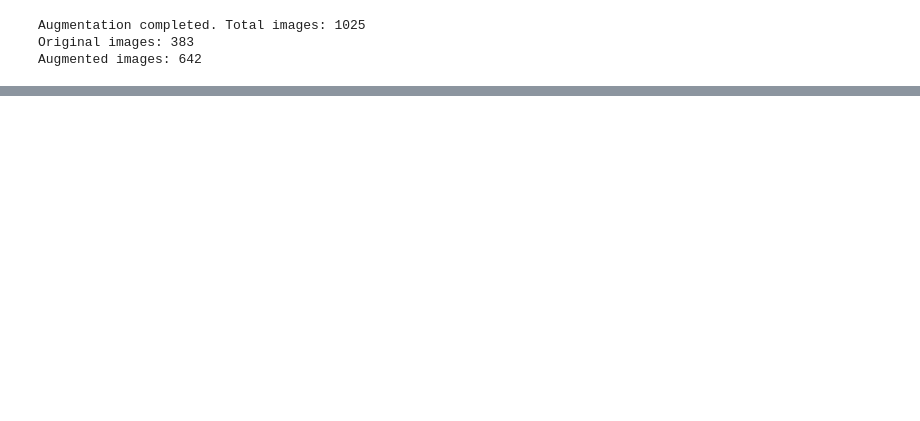
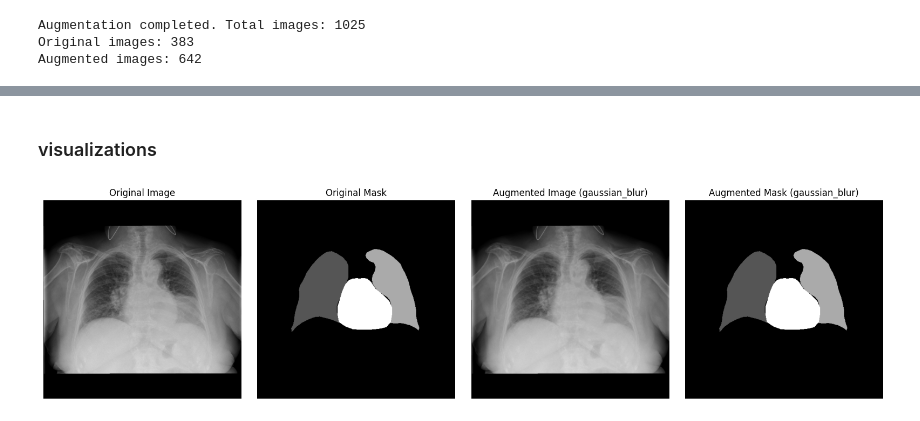
Before and after one commit to meyupy/teknofest25-syz, a Jupyter notebook: cto calculation/data_augmentation.ipynb, the cells around one changed output, grey strips where cells are left out. Cells and saved outputs as stored; diff of their text form; code cells hidden in the pictures; blank space fills up the shorter version.

```diff
--- a/cto calculation/data_augmentation.ipynb
+++ b/cto calculation/data_augmentation.ipynb
@@ -11,12 +11,24 @@ from collections import defaultdict
 # %%
-F_DATA = "./data/all-heart"
+F_DATA = "./data/heart"
+
 F_DATA_ORIGINAL = F_DATA + "/original"
 F_DATA_ORIGINAL_IMAGES = F_DATA_ORIGINAL + "/images"
 F_DATA_ORIGINAL_MASKS = F_DATA_ORIGINAL + "/masks"
-F_DATA_AUGMENTED = F_DATA + "/augmented"
-F_DATA_AUGMENTED_IMAGES = F_DATA_AUGMENTED + "/images"
-F_DATA_AUGMENTED_MASKS = F_DATA_AUGMENTED + "/masks"
 
-CSV_PATH_ORIGINAL = F_DATA + "/original_data.csv"
-CSV_PATH_AUGMENTED = F_DATA + "/augmented_data.csv"
+F_DATA_AUGMENTED_BRIGHTNESS = F_DATA + "/augmented_brightness"
+F_DATA_AUGMENTED_BRIGHTNESS_IMAGES = F_DATA_AUGMENTED_BRIGHTNESS + "/images"
+F_DATA_AUGMENTED_BRIGHTNESS_MASKS = F_DATA_AUGMENTED_BRIGHTNESS + "/masks"
+
+F_DATA_AUGMENTED_TRADITIONAL = F_DATA + "/augmented_traditional"
+F_DATA_AUGMENTED_TRADITIONAL_IMAGES = F_DATA_AUGMENTED_TRADITIONAL + "/images"
+F_DATA_AUGMENTED_TRADITIONAL_MASKS = F_DATA_AUGMENTED_TRADITIONAL + "/masks"
+
+F_DATA_AUGMENTED_TRADITIONAL_BRIGHTNESS = F_DATA + "/augmented_traditional_brightness"
+F_DATA_AUGMENTED_TRADITIONAL_BRIGHTNESS_IMAGES = F_DATA_AUGMENTED_TRADITIONAL_BRIGHTNESS + "/images"
+F_DATA_AUGMENTED_TRADITIONAL_BRIGHTNESS_MASKS = F_DATA_AUGMENTED_TRADITIONAL_BRIGHTNESS + "/masks"
+
+CSV_PATH_ORIGINAL = F_DATA + "/heart_original_data.csv"
+CSV_PATH_AUGMENTED_BRIGHTNESS = F_DATA + "/heart_brightness_augmented_data.csv"
+CSV_PATH_AUGMENTED_TRADITIONAL = F_DATA + "/heart_augmented_traditional_data.csv"
+CSV_PATH_AUGMENTED_TRADITIONAL_BRIGHTNESS = F_DATA + "/heart_augmented_traditional_brightness_data.csv"
 # %%
@@ -384,0 +869,5 @@ Augmented images: 642
+# %%
+data_augmenter_traditional = DataAugmenterTraditional(
+    F_DATA_ORIGINAL_IMAGES, F_DATA_ORIGINAL_MASKS,
+    F_DATA_AUGMENTED_TRADITIONAL_IMAGES, F_DATA_AUGMENTED_TRADITIONAL_MASKS
+    )
@@ -384,0 +890,6 @@ Augmented images: 642
+# %% [markdown]
+### visualizations
+# %%
+data_augmenter_traditional.visualize_augmentation(technique='gaussian_blur', num_samples=1, sigma_range=(0.5, 0.5), kernel_size_range=(3, 9))
+# %% [output]
+[figure, added]
```
Also changed, not shown: parts of 20 cells of this notebook, 5 other files.
